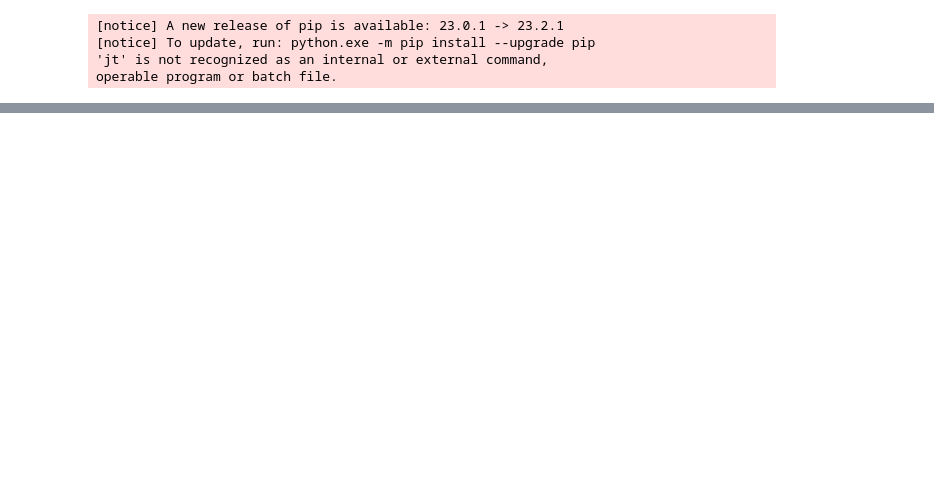
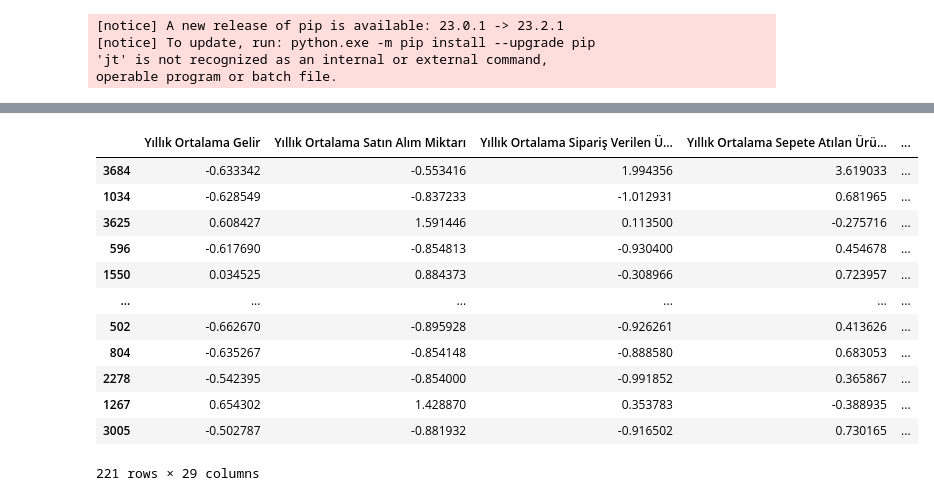
Before and after one commit to lte03/DATATHON2023, a Jupyter notebook: sınıflandırma denemelr.ipynb, the cells around one changed output, grey strips where cells are left out. Cells and saved outputs as stored; diff of their text form; code cells hidden in the pictures; blank space fills up the shorter version.

```diff
--- a/sınıflandırma denemelr.ipynb
+++ b/sınıflandırma denemelr.ipynb
@@ -427,0 +385,23 @@ Aykırı Değerlerin İndeksleri:
+# %%
+import numpy as np
+from sklearn.neighbors import LocalOutlierFactor
+
+X=x_train_final
+
+
+# LOF modelini oluşturma
+clf = LocalOutlierFactor(n_neighbors=20, contamination=0.1)  # Parametreleri ayarlayabilirsiniz
+
+# Modeli veriye uygulama
+outliers = clf.fit_predict(X)
+
+# Aykırı değerleri indekslerini alma
+outlier_indices = np.where(outliers == -1)[0]
+
+# Aykırı değerlerin sayısı
+num_outliers = len(outlier_indices)
+print(f"Aykırı Değer Sayısı: {num_outliers}")
+
+# Aykırı değerlerin indekslerini görüntüleme
+print("Aykırı Değerlerin İndeksleri:")
+print(outlier_indices)
@@ -427,0 +522,16 @@ Aykırı Değerlerin İndeksleri:
+# %%
+x_train_final[~aykiri_tf]
+# %% [output]
+|  | Yıllık Ortalama Gelir | Yıllık Ortalama Satın Alım Miktarı | Yıllık Ortalama Sipariş Verilen Ü... | Yıllık Ortalama Sepete Atılan Ürü... | ... |
+| 3684 | -0.633342 | -0.553416 | 1.994356 | 3.619033 | ... |
+| 1034 | -0.628549 | -0.837233 | -1.012931 | 0.681965 | ... |
+| 3625 | 0.608427 | 1.591446 | 0.113500 | -0.275716 | ... |
+| 596 | -0.617690 | -0.854813 | -0.930400 | 0.454678 | ... |
+| 1550 | 0.034525 | 0.884373 | -0.308966 | 0.723957 | ... |
+| ... | ... | ... | ... | ... | ... |
+| 502 | -0.662670 | -0.895928 | -0.926261 | 0.413626 | ... |
+| 804 | -0.635267 | -0.854148 | -0.888580 | 0.683053 | ... |
+| 2278 | -0.542395 | -0.854000 | -0.991852 | 0.365867 | ... |
+| 1267 | 0.654302 | 1.428870 | 0.353783 | -0.388935 | ... |
+| 3005 | -0.502787 | -0.881932 | -0.916502 | 0.730165 | ... |
+221 rows × 29 columns
```
Also changed, not shown: parts of 83 cells of this notebook.
